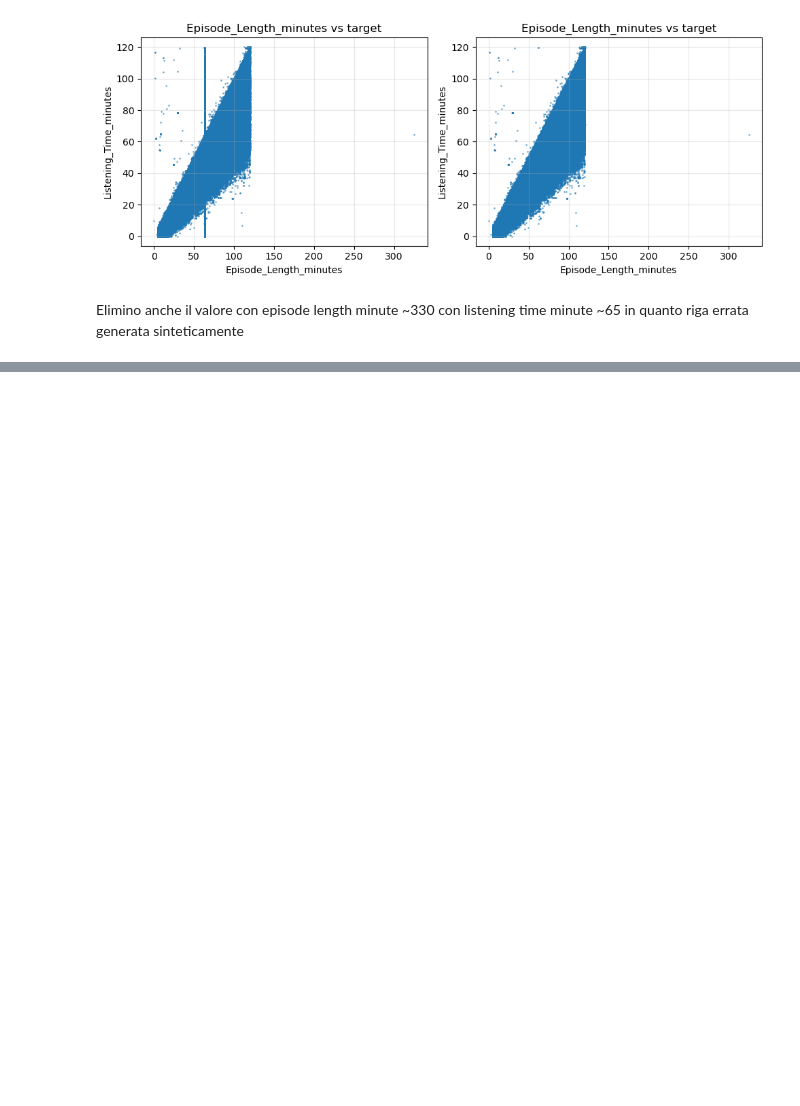
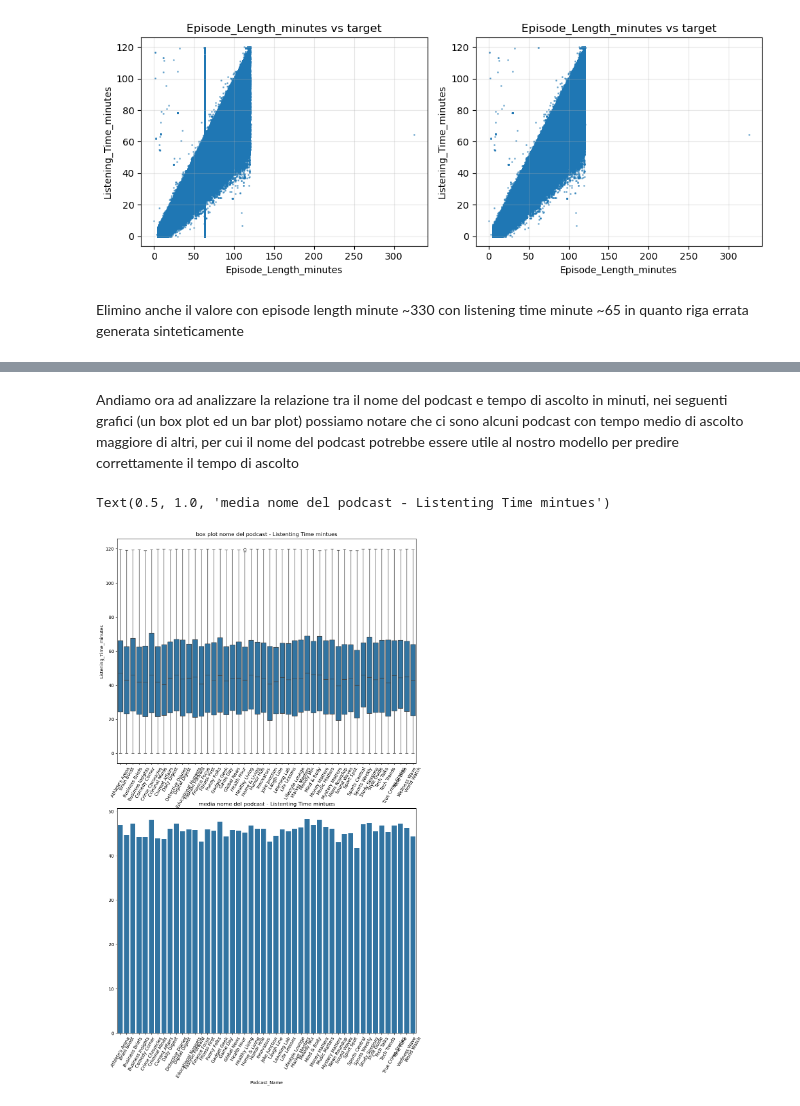
Before and after one commit to mtttia/data_intensive_project, a Jupyter notebook: notebook.ipynb, the cells around one changed output, grey strips where cells are left out. Drawn from its saved outputs; the diff is of its cells as text; code cells hidden in the pictures; blank space fills up the shorter version.

Commit message:
model training and comparison

```diff
--- a/notebook.ipynb
+++ b/notebook.ipynb
@@ -118,4 +115,4 @@ df_train = df_train[(df_train['Episode_Length_minutes'] > 0) & (df_train['Episod
 df_train['Guest_Popularity_missing'] = df_train['Guest_Popularity_percentage'].isna().astype(int)
 df_train['Guest_Popularity_percentage'].fillna(0, inplace=True)
 
-df_train["Number_of_Ads"].fillna(1, inplace=True)
+df_train["Number_of_Ads"].fillna(0, inplace=True)
@@ -134,0 +135,19 @@ For example, when doing 'df[col].method(value, inplace=True)', try using 'df.met
+# %%
+df_train['Podcast_Name'] = df_train['Podcast_Name'].astype('category')
+df_train['Episode_Title'] = df_train['Episode_Title'].astype('category')
+df_train['Episode_Length_minutes'] = pd.to_numeric(df_train['Episode_Length_minutes'], errors='coerce')
+df_train['Genre'] = df_train['Genre'].astype('category')
+df_train['Host_Popularity_percentage'] = pd.to_numeric(df_train['Host_Popularity_percentage'], errors='coerce')
+df_train['Publication_Day'] = df_train['Publication_Day'].astype('category')
+df_train['Publication_Time'] = df_train['Publication_Time'].astype('category')
+df_train['Guest_Popularity_percentage'] = pd.to_numeric(df_train['Guest_Popularity_percentage'], errors='coerce')
+df_train['Number_of_Ads'] = df_train['Number_of_Ads'].astype(int)
+df_train['Episode_Sentiment'] = df_train['Episode_Sentiment'].astype('category')
+df_train['Listening_Time_minutes'] = pd.to_numeric(df_train['Listening_Time_minutes'], errors='coerce')
+
+df_train = df_train[
+    (df_train['Host_Popularity_percentage'] >= 0) & (df_train['Host_Popularity_percentage'] <= 100) &
+    (df_train['Guest_Popularity_percentage'] >= 0) & (df_train['Guest_Popularity_percentage'] <= 100) &
+    (df_train['Number_of_Ads'].isin([0, 1, 2, 3])) &
+    (df_train['Episode_Length_minutes'] >= df_train['Listening_Time_minutes'])
+]
@@ -175 +319,18 @@ plt.show()
 [figure]
+# %% [markdown]
+Andiamo ora ad analizzare la relazione tra il nome del podcast e tempo di ascolto in minuti, nei seguenti grafici (un box plot ed un bar plot) possiamo notare che ci sono alcuni podcast con tempo medio di ascolto maggiore di altri, per cui il nome del podcast potrebbe essere utile al nostro modello per predire correttamente il tempo di ascolto
+# %%
+fig, axes = plt.subplots(2, 1, figsize=(12, 20))
+axes = axes.ravel()
+
+sns.boxplot(data=df_train, x='Podcast_Name', y='Listening_Time_minutes', ax=axes[0])
+axes[0].tick_params(axis='x', rotation=60)
+axes[0].set_title("box plot nome del podcast - Listenting Time mintues")
+
+podcast_means = df_train.groupby('Podcast_Name')['Listening_Time_minutes'].mean().sort_values(ascending=False)
+sns.barplot(x=podcast_means.index, y=podcast_means.values, ax=axes[1])
+axes[1].tick_params(axis='x', rotation=60)
+axes[1].set_title("media nome del podcast - Listenting Time mintues")
+# %% [output]
+Text(0.5, 1.0, 'media nome del podcast - Listenting Time mintues')
+[figure, added]
```
Also changed, not shown: parts of 68 cells of this notebook, 3 other files.
